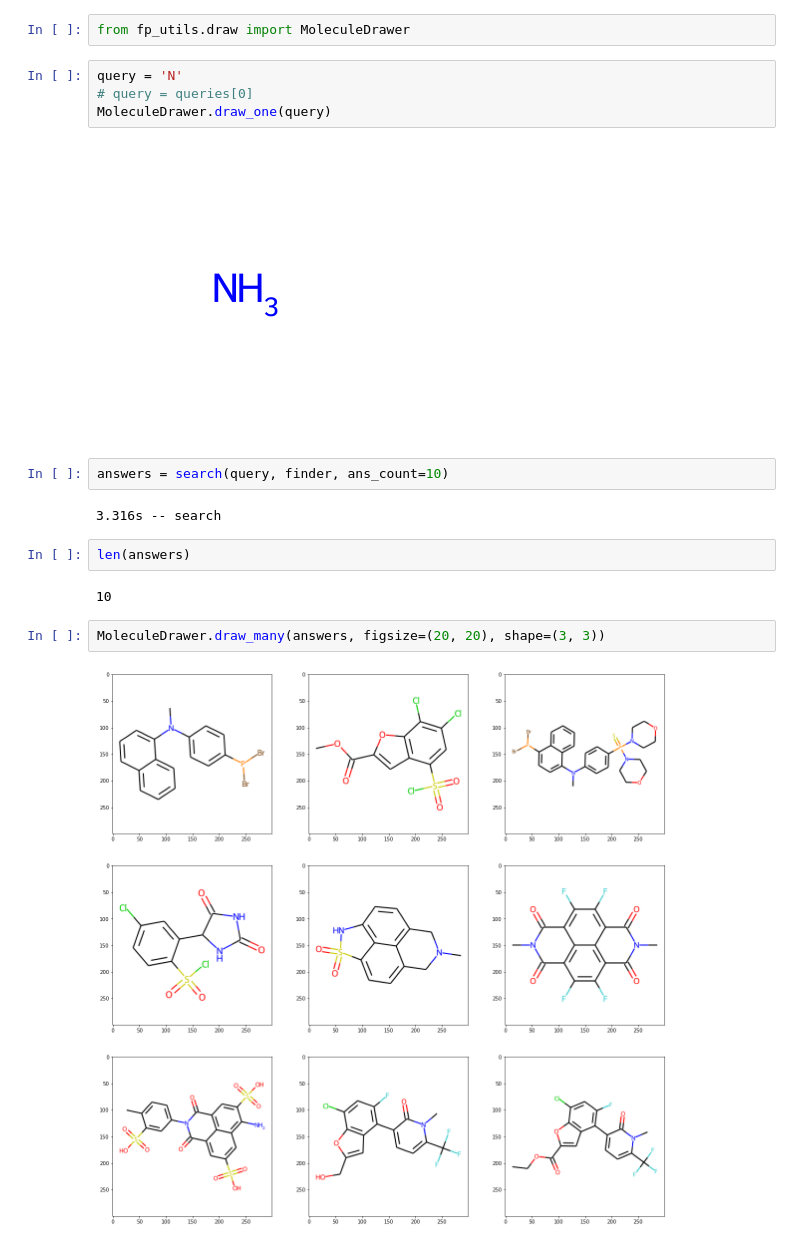
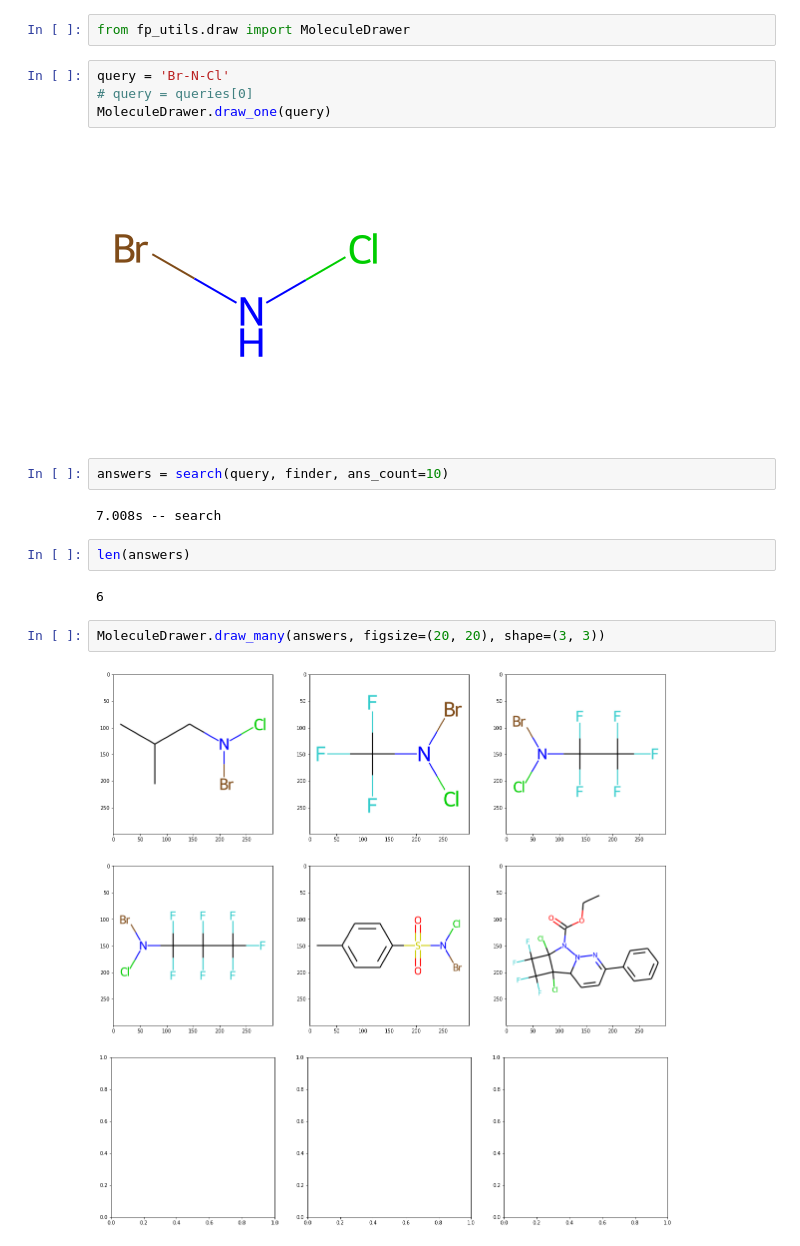
Before and after one commit to quantori/qtr-fingerprint, a Jupyter notebook: notebooks/build_and_run_substructure_finder.ipynb, the cells around one changed output. Saved outputs shown, nothing was run; the diff lists cells and outputs as text.

```diff
--- a/notebooks/build_and_run_substructure_finder.ipynb
+++ b/notebooks/build_and_run_substructure_finder.ipynb
@@ -203,20 +197,20 @@ queries
 # %%
 from fp_utils.draw import MoleculeDrawer
 # %%
-query = 'N'
+query = 'Br-N-Cl'
 # query = queries[0]
 MoleculeDrawer.draw_one(query)
 # %% [output]
-[figure, old version]
+[figure, new version]
 # %%
 answers = search(query, finder, ans_count=10)
 # %% [output]
-3.316s -- search
+7.008s -- search
 # %%
 len(answers)
 # %% [output]
-10
+6
 # %%
 MoleculeDrawer.draw_many(answers, figsize=(20, 20), shape=(3, 3))
 # %% [output]
-[figure, old version]
+[figure, new version]
```
Also changed, not shown: parts of 7 cells of this notebook.
